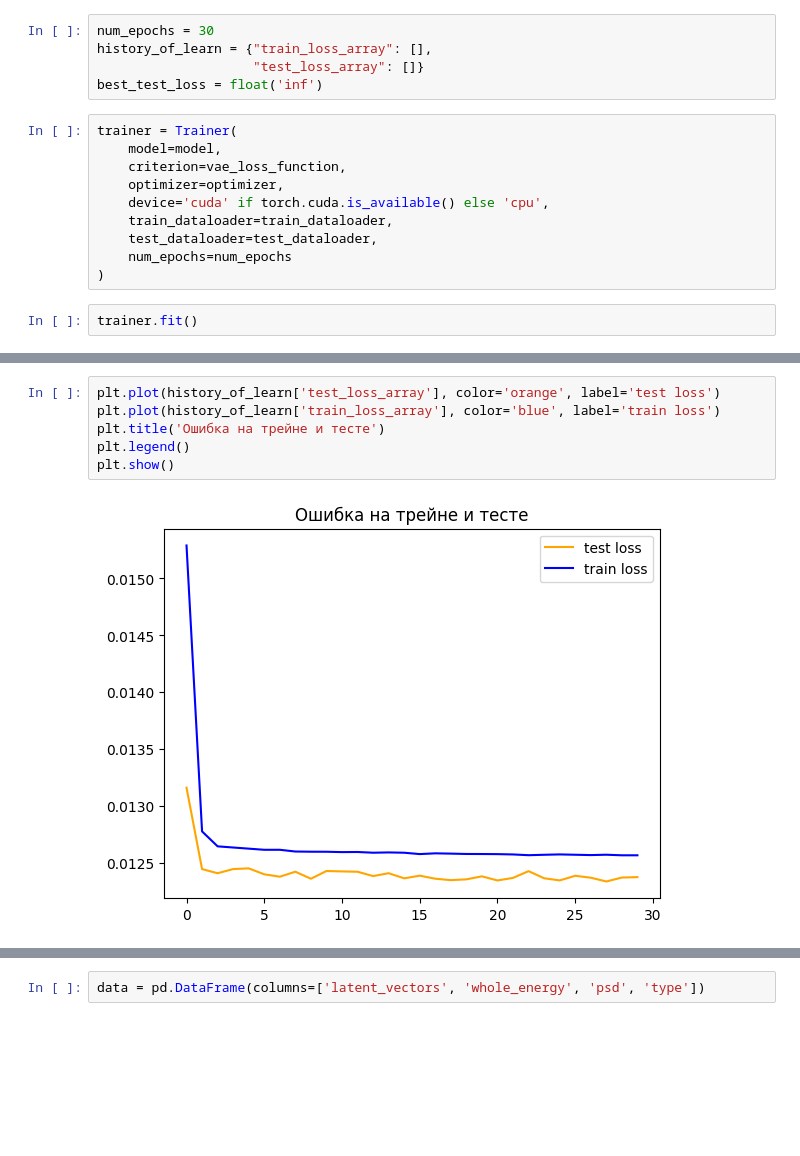
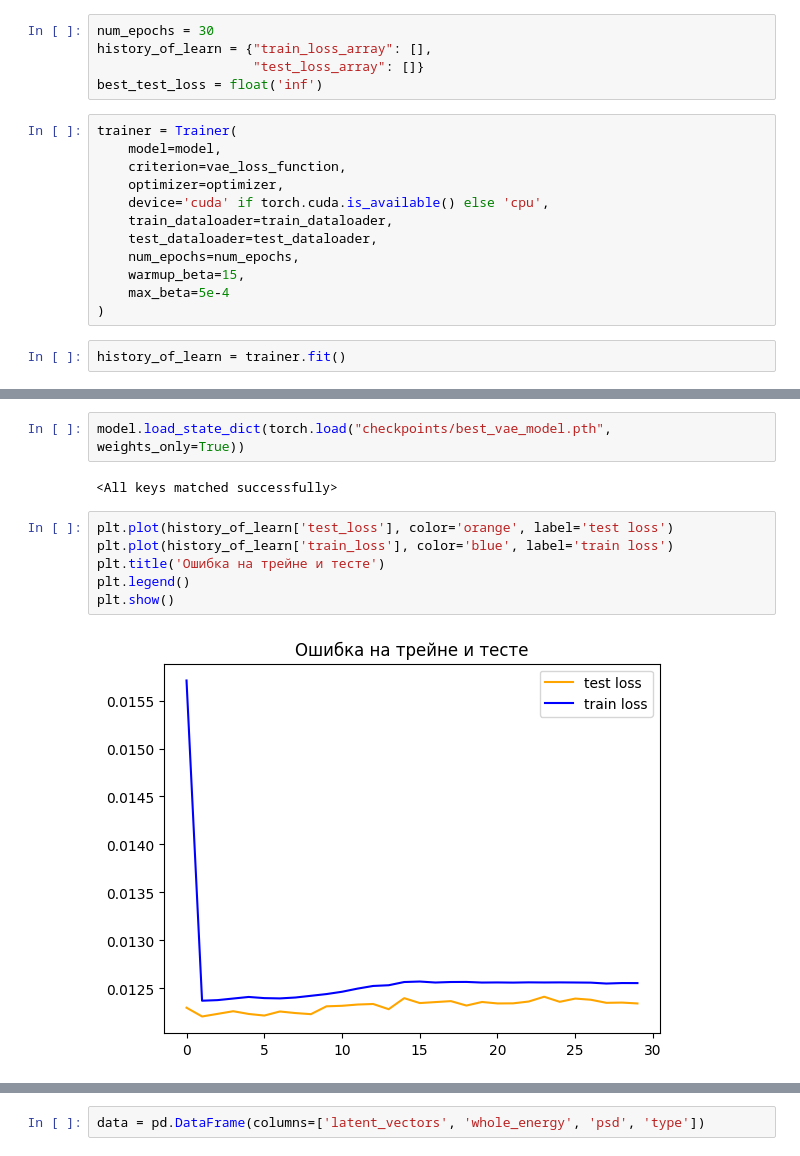
Before and after one commit to ilyalapin99/pulse_shape_descrimination, a Jupyter notebook: encoder_decoder_new.ipynb, the cells around one changed output, grey strips where cells are left out. Drawn from its saved outputs; the diff is of its cells as text; blank space fills up the shorter version.

Commit message:
added beta's warmup

```diff
--- a/encoder_decoder_new.ipynb
+++ b/encoder_decoder_new.ipynb
@@ -82,9 +86,11 @@ trainer = Trainer(
     device='cuda' if torch.cuda.is_available() else 'cpu',
     train_dataloader=train_dataloader,
     test_dataloader=test_dataloader,
-    num_epochs=num_epochs
+    num_epochs=num_epochs,
+    warmup_beta=15,
+    max_beta=5e-4
 )
 # %%
-trainer.fit()
+history_of_learn = trainer.fit()
 # %% [output]
 Epoch -> 1/30
@@ -125,8 +131,12 @@ Epoch -> 12/30
+# %%
+model.load_state_dict(torch.load("checkpoints/best_vae_model.pth", weights_only=True))
+# %% [output]
+<All keys matched successfully>
 # %%
-plt.plot(history_of_learn['test_loss_array'], color='orange', label='test loss')
-plt.plot(history_of_learn['train_loss_array'], color='blue', label='train loss')
+plt.plot(history_of_learn['test_loss'], color='orange', label='test loss')
+plt.plot(history_of_learn['train_loss'], color='blue', label='train loss')
 plt.title('Ошибка на трейне и тесте')
 plt.legend()
 plt.show()
 # %% [output]
-[figure, old version]
+[figure, new version]
```
Also changed, not shown: parts of 13 cells of this notebook, 2 other files.
